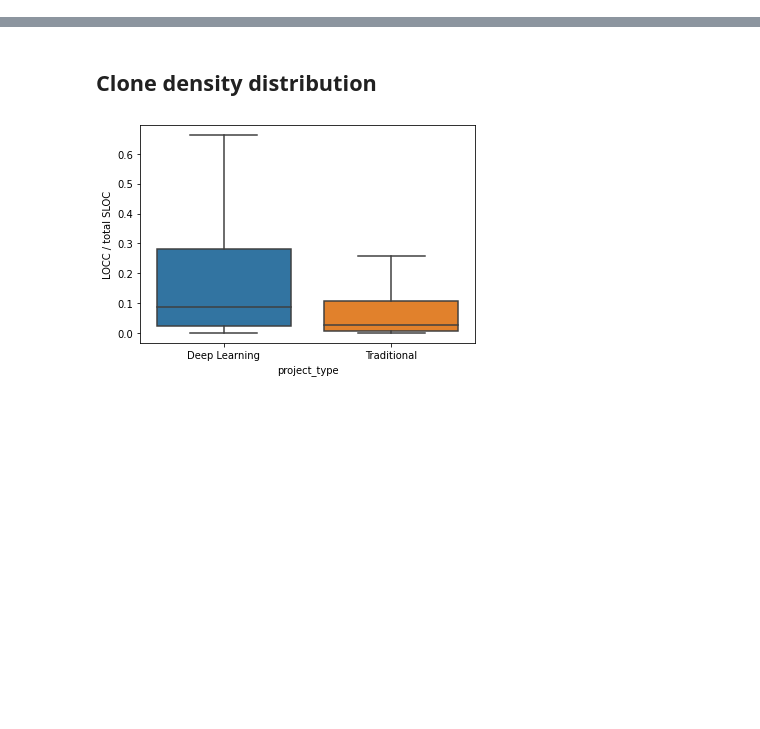
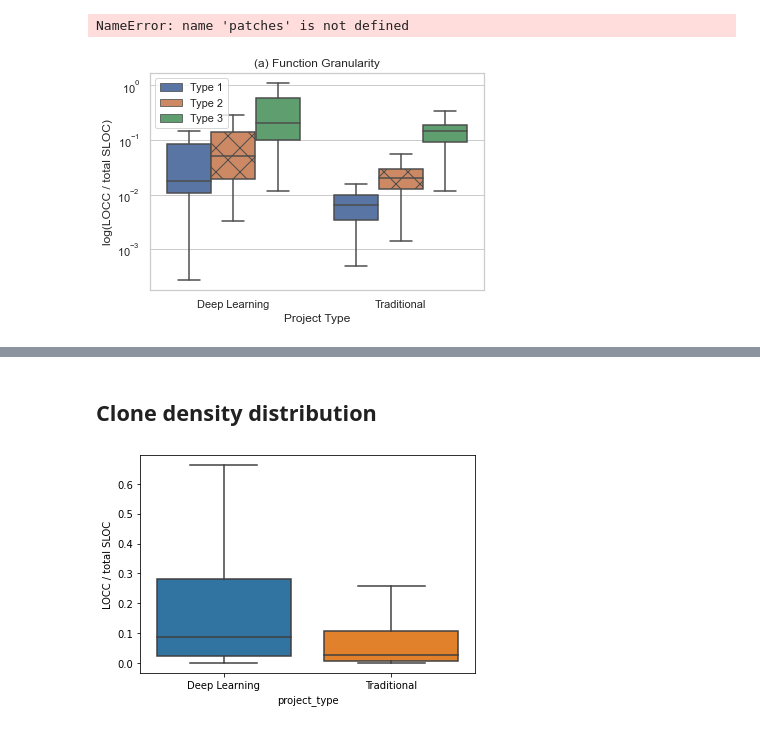
Before and after one commit to Hadhemii/ClonesInDLCode, a Jupyter notebook: RQ1.ipynb, the cells around one changed output, grey strips where cells are left out. Drawn from its saved outputs; the diff is of its cells as text; code cells hidden in the pictures; blank space fills up the shorter version.

```diff
--- a/RQ1.ipynb
+++ b/RQ1.ipynb
@@ -8,0 +51,14 @@ import numpy as np
+# %%
+ml_trad_boxplot = sns.boxplot(x="project_type", y="LOCC / total SLOC", data=repos_clones_size_fct, showfliers=False, hue='clone_type')
+ml_trad_boxplot.set_yscale("log")
+ml_trad_boxplot.set(xlabel='Project Type', ylabel='log(LOCC / total SLOC)')
+plt.legend(loc='best')
+plt.title('(a) Function Granularity')
+num_metrics = len(repos_clones_size_fct.project_type.unique())
+ml_trad_boxplot.artists[1].set_hatch('x')
+ml_trad_boxplot.artists[4].set_hatch('x')
+plt.legend(patches, labels, loc="east")
+plt.show()
+# %% [output]
+NameError: name 'patches' is not defined
+[figure, added]
```
Also changed, not shown: parts of 20 cells of this notebook, 8 other files.
